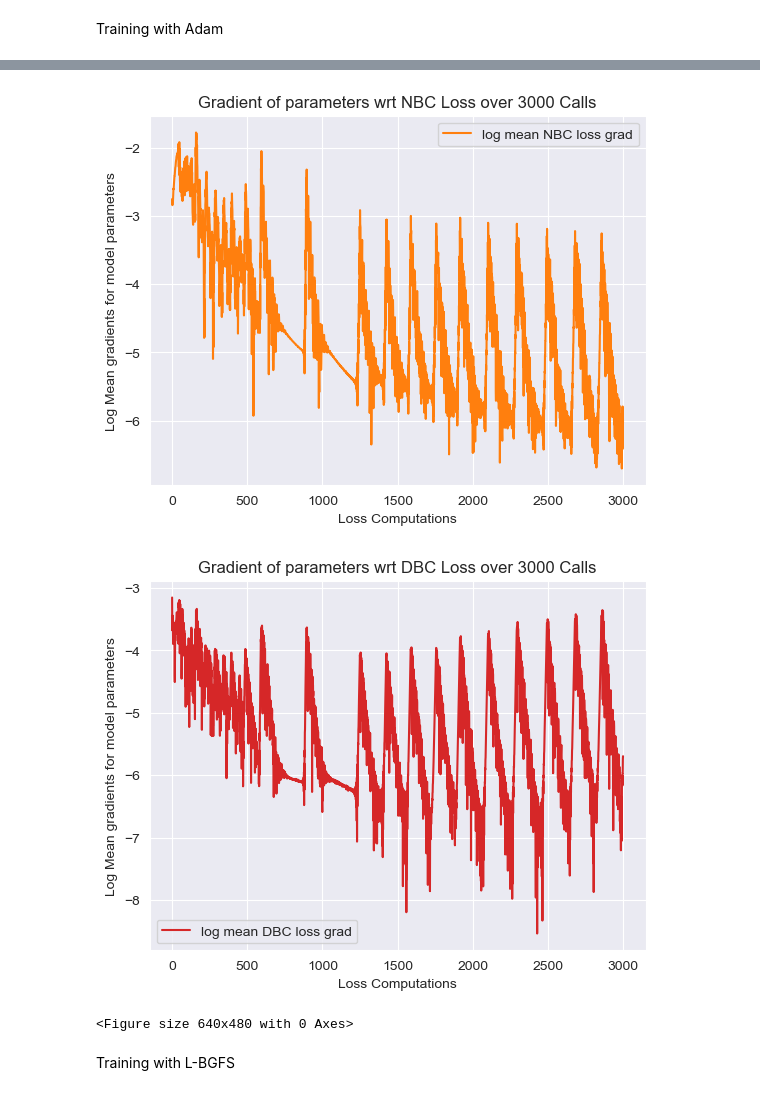
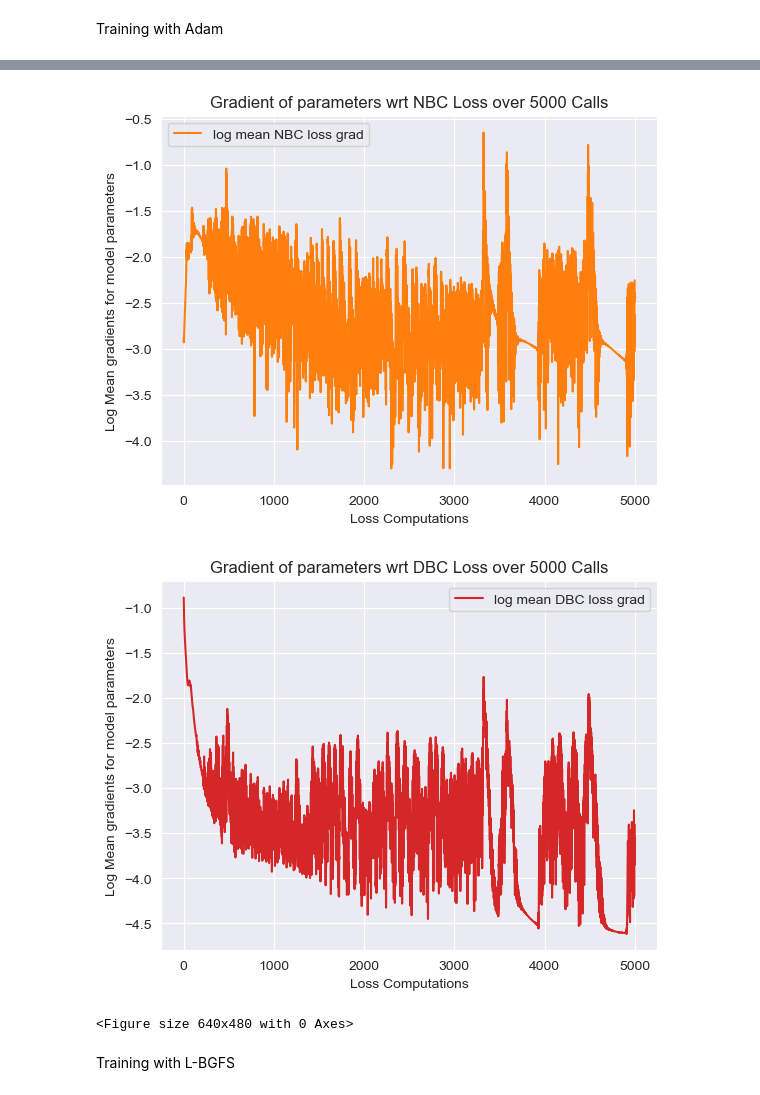
Before and after one commit to RoshenS/PINNs, a Jupyter notebook: 2D_Isotropic_Beam.ipynb, the cells around one changed output, grey strips where cells are left out. Saved outputs shown, nothing was run; the diff lists cells and outputs as text; code cells hidden in the pictures.

Commit message:
Added  ore plots

```diff
--- a/2D_Isotropic_Beam.ipynb
+++ b/2D_Isotropic_Beam.ipynb
@@ -52,7 +52,7 @@ def grid(x,y,nx,ny):
     return grid_arr
 
 # Range of t to be modelled [0,10]
-train = grid(10,10,10,10).requires_grad_(True).to(device)
+train = grid(10,10,20,20).requires_grad_(True).to(device)
 # %% [markdown]
 Solution
 # %%
@@ -179,7 +179,12 @@ def loss_fn(model, batch):
     # batch: vector with x
 
     # Calulate loss from initial conditions (DBC)
-    DBC_loss = ((model(DBC[0])-DBC[1])**2).mean()
+    #DBC_loss = ((model(DBC[0])-DBC[1])**2).mean()
+
+    DBC_input = batch.detach().clone().to(device)
+    DBC_input[:,0] = torch.zeros_like(DBC_input[:,0])
+    DBC_input.requires_grad_(True)
+    DBC_loss = ((model(DBC_input)-DBC_input.clone())**2).mean()
 
     #Calculating NBC Loss
     sxx_NBC,syy_NBC,sxy_NBC = Stress(model,NBC[2])
@@ -351,7 +356,7 @@ def closure():
 Training with Adam
 # %%
 # train
-n_epochs = (3000,20)
+n_epochs = (5000,250)
 w_update = 1
 # start with Adam optimizer
 optim = Adam(model.parameters())
@@ -377,5 +384,5 @@ Finished epoch 2000, latest loss 2.04E-05
-[figure, old version]
+[figure, new version]
-[figure, old version]
+[figure, new version]
 <Figure size 640x480 with 0 Axes>
 # %% [markdown]
 Training with L-BGFS
```
Also changed, not shown: parts of 4 cells of this notebook, 6 other files.
